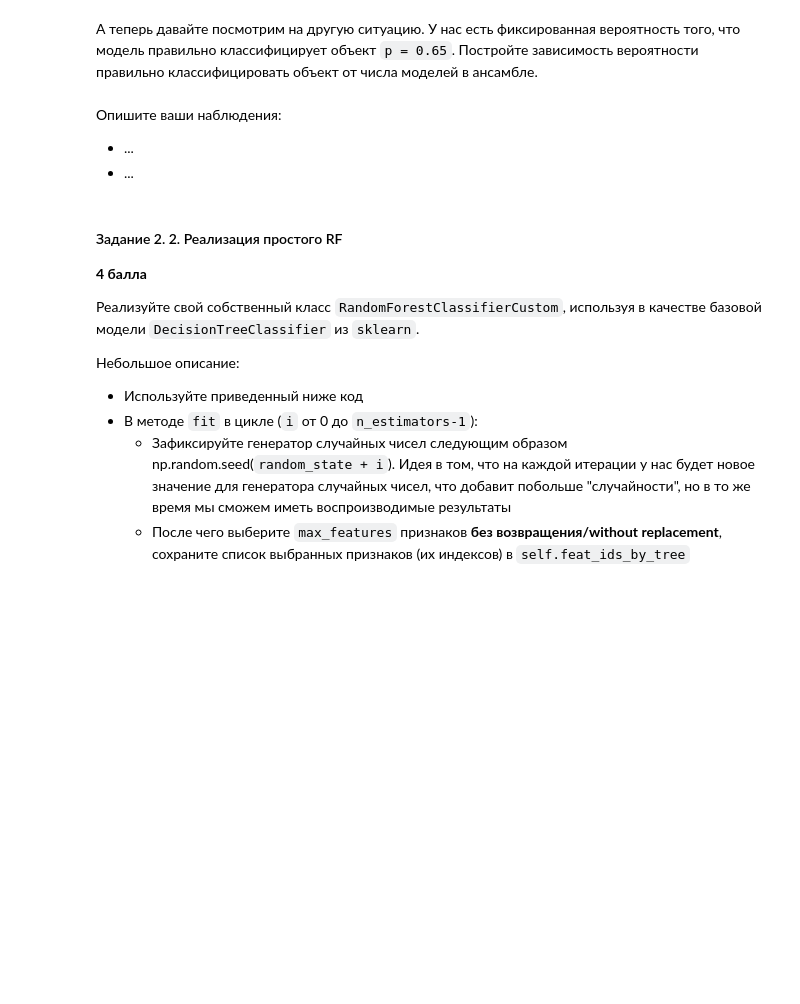
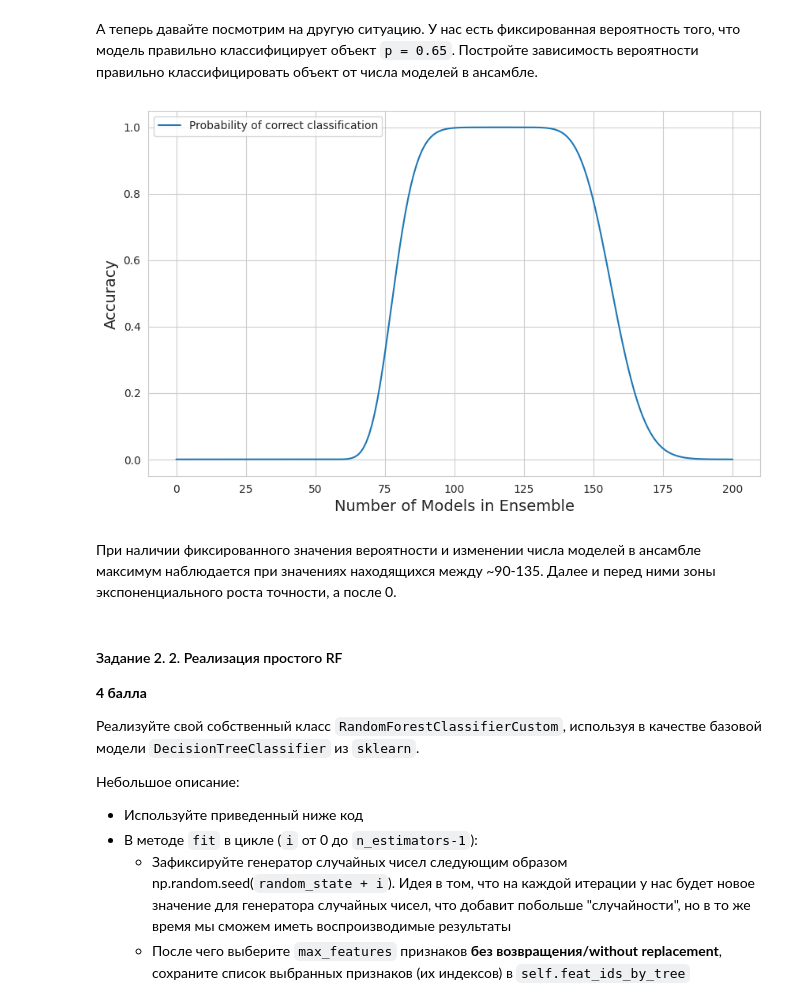
Before and after one commit to danon6868/BI-ml-2024, a Jupyter notebook: lecture_5_ensemples/homework/Ensembles.ipynb, the cells around one changed output. Drawn from its saved outputs; the diff is of its cells as text; code cells hidden in the pictures; blank space fills up the shorter version.

```diff
--- a/lecture_5_ensemples/homework/Ensembles.ipynb
+++ b/lecture_5_ensemples/homework/Ensembles.ipynb
@@ -83,11 +122,27 @@ $$ \large \mu = \sum_ {i = 51} ^ {101} C_{101} ^ ip ^ i (1-p) ^ {101-i} $$
 А теперь давайте посмотрим на другую ситуацию. У нас есть фиксированная вероятность того, что модель правильно классифицирует объект `p = 0.65`. Постройте зависимость вероятности правильно классифицировать объект от числа моделей в ансамбле.
 # %%
 ## ENTER YOUR CODE HERE (/¯◡ ‿ ◡)/¯☆*##
+
+def compute_fixed_accuracy(m):
+    accuracy = 0
+    for i in range(51, 102):
+        accuracy += comb(m, i) * (0.65 ** i) * ((1 - 0.65) ** (m - i))
+    return accuracy
+
+m_quantity = np.linspace(0, 200, 200)
+accuracies_fixed = [compute_fixed_accuracy(int(m)) for m in m_quantity]
+5
+plt.figure(figsize=(10, 6))
+plt.plot(m_quantity, accuracies_fixed, label='Probability of correct classification')
+plt.xlabel('Number of Models in Ensemble', fontsize=14)
+plt.ylabel('Accuracy', fontsize=14)
+plt.legend()
+plt.grid(True)
+plt.show()
+# %% [output]
+[figure, added]
-# %% [markdown]
-Опишите ваши наблюдения:
-
-* ...
-* ...
+# %% [markdown]
+При наличии фиксированного значения вероятности и изменении числа моделей в ансамбле максимум наблюдается при значениях находящихся между ~90-135. Далее и перед ними зоны экспоненциального роста точности, а после 0.
 # %% [markdown]
 #### Задание 2. 2. Реализация простого RF
 
```
Also changed, not shown: parts of 30 cells of this notebook.
